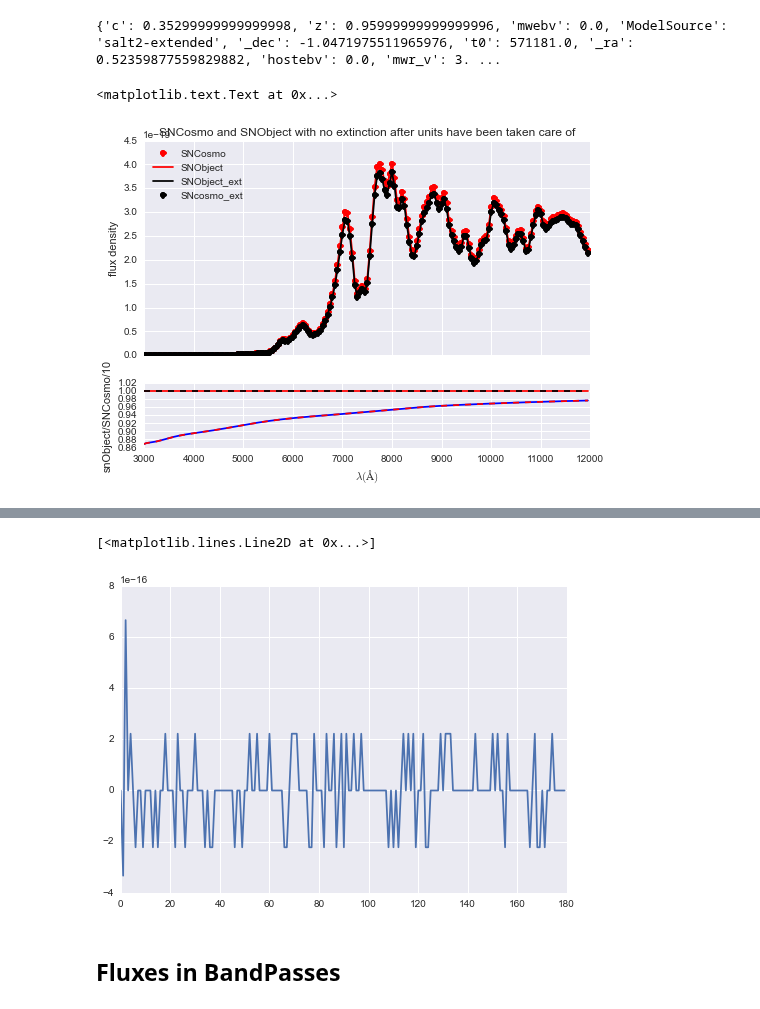
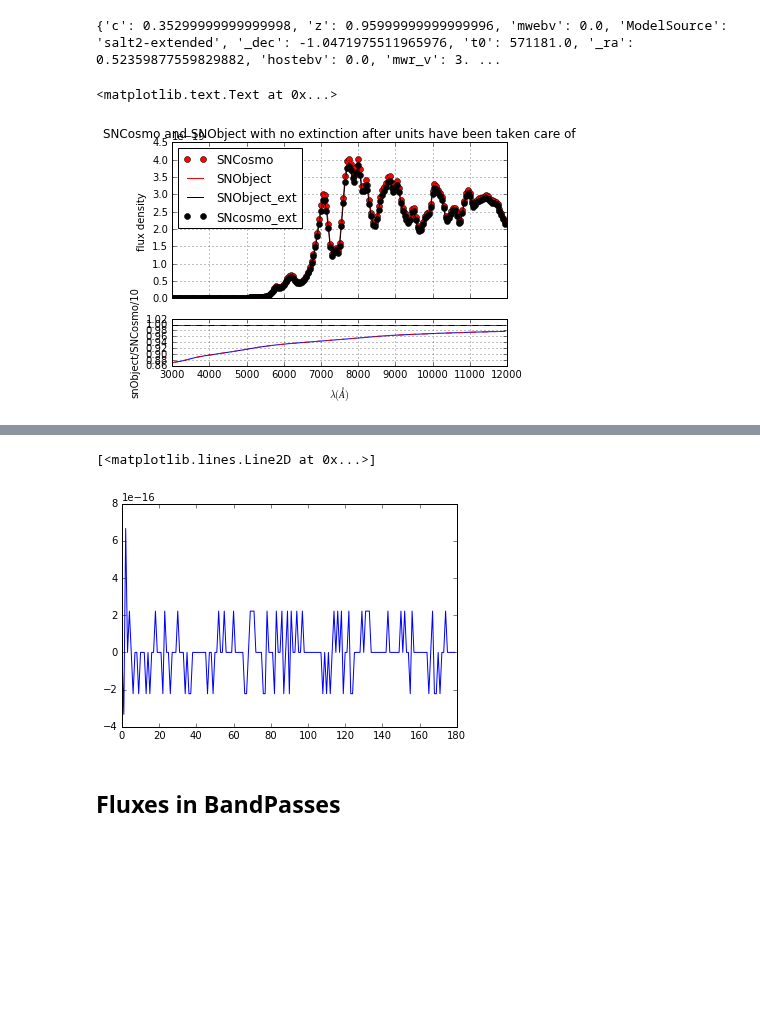
Before and after one commit to lsst-sims/legacy_sims_catUtils, a Jupyter notebook: examples/SNObject_example.ipynb, the cells around one changed output, grey strips where cells are left out. Saved outputs shown, nothing was run; the diff lists cells and outputs as text; code cells hidden in the pictures; blank space fills up the shorter version.

```diff
--- a/examples/SNObject_example.ipynb
+++ b/examples/SNObject_example.ipynb
@@ -2,8 +2,6 @@
 import numpy as np
 %matplotlib inline
 import matplotlib.pyplot as plt
-import seaborn as sns
-sns.set()
 # %%
 import pprint
 import sncosmo
@@ -239,32 +238,32 @@ print SN.SNstate
 # %% [output]
 {'c': 0.35299999999999998, 'z': 0.95999999999999996, 'mwebv': 0.0, 'ModelSource': 'salt2-extended', '_dec': -1.0471975511965976, 't0': 571181.0, '_ra': 0.52359877559829882, 'hostebv': 0.0, 'mwr_v': 3. ...
 # %%
-from utils import plotutils as pu
-specfig, specax, diff =  pu.settwopanel(setdifflimits=None)
+
+specfig, specax, diff =  settwopanel(setdifflimits=None)
 specax.plot(wave, SN.flux(time=mjdobs, wave=wave),'ro', label='SNCosmo')
 SN_blank.set_MWebv(0.)
 sed = SN_blank.SNObjectSED(time=mjdobs, wavelen=wavenm)
 specax.plot(wave, sed.flambda /10.,'r-', label='SNObject' )
 sed_ext = SN.SNObjectSED(time=mjdobs, wavelen=wavenm)
 specax.plot(wave, sed_ext.flambda /10.,'k-', label='SNObject_ext' )
 sn = SN.equivalentSNCosmoModel()
 specax.plot(wave, sn.flux(wave=wave, time=mjdobs),'ko', label='SNcosmo_ext' )
 specax.set_ylabel('flux density')
 specax.legend(loc='best')
 
 diff.set_xlabel(r'$\lambda (\AA)$')
 diff.set_ylabel('snObject/SNCosmo/10')
 diff.plot (wave, sed.flambda/SN.flux(time=mjdobs, wave=wave)/10.,'-r' )
 diff.plot (wave, sed_ext.flambda/sn.flux(time=mjdobs, wave=wave)/10.,'--k' )
 diff.plot(wave, sed_ext.flambda / sed.flambda, '-b')
 diff.plot(wave, sn.flux(wave=wave, time=mjdobs) / SN.flux(time=mjdobs,
                                                           wave=wave), '--r')
 
 
 specax.set_title('SNCosmo and SNObject with no extinction after units have been taken care of')
 # %% [output]
 <matplotlib.text.Text at 0x...>
-[figure, old version]
+[figure, new version]
 # %%
 print sn
 # %% [output]
@@ -290,7 +289,7 @@ effect (name='mw' frame='obs'):
 plt.plot(SN.SNObjectSED(time=mjdobs, wavelen=wavenm).flambda / sn.flux(wave=wave, time=mjdobs) /10. -1.)
 # %% [output]
 [<matplotlib.lines.Line2D at 0x...>]
-[figure, old version]
+[figure, new version]
 # %% [markdown]
 ## Fluxes in BandPasses
 # %%
```
Also changed, not shown: parts of 2 cells of this notebook, 3 other files.
